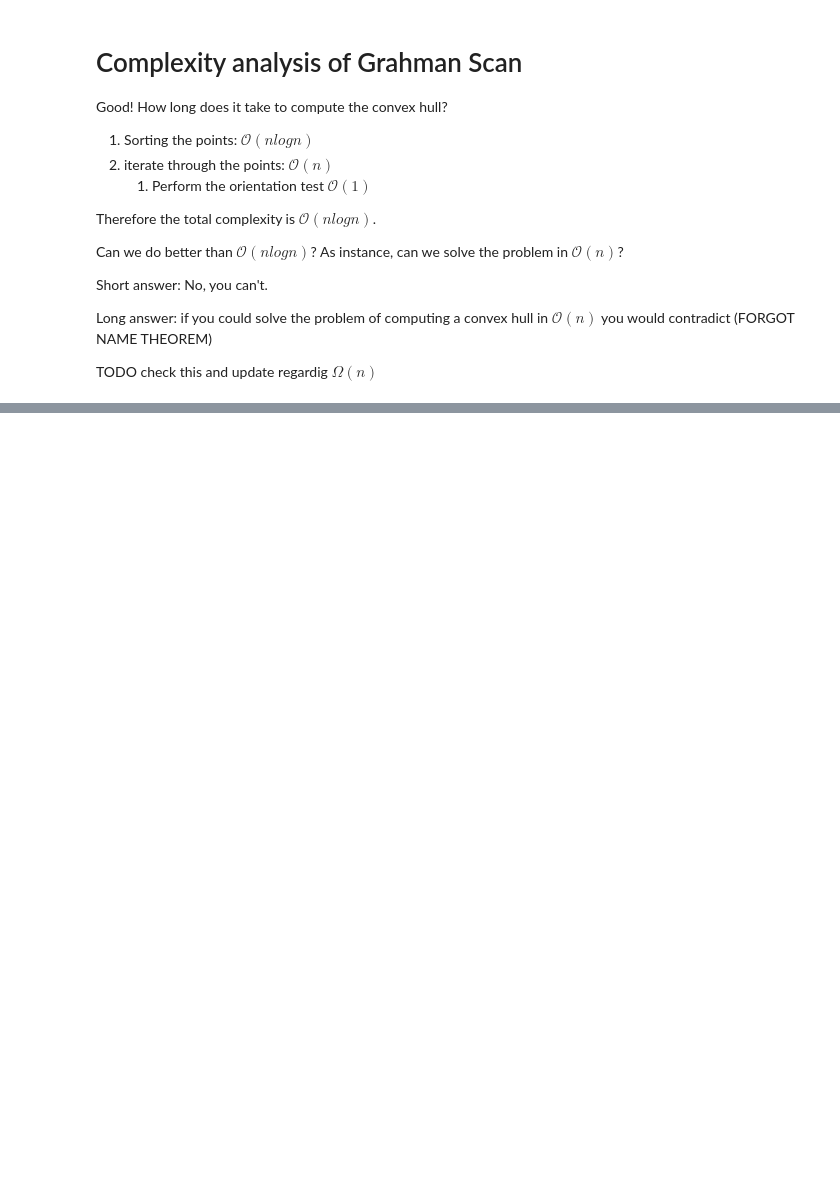
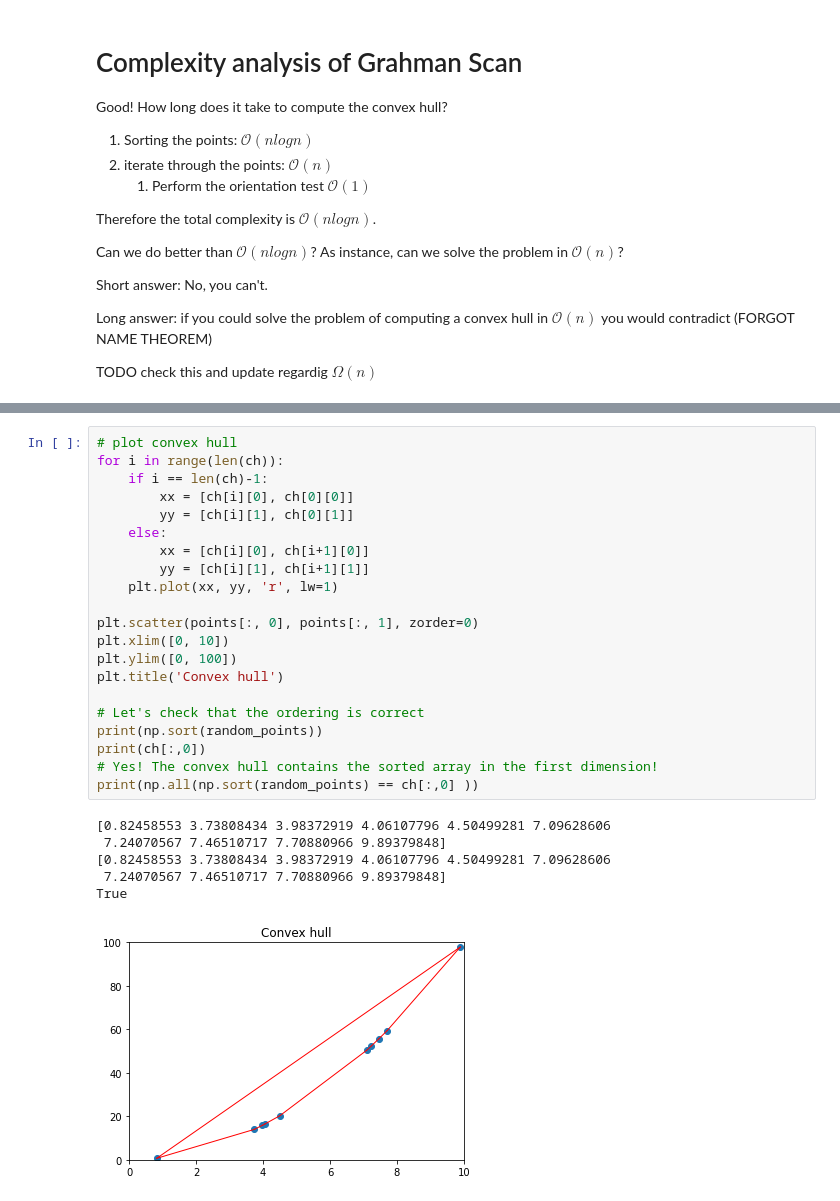
Before and after one commit to Rage997/Geometric-Algorithms, a Jupyter notebook: convex_hull.ipynb, the cells around one changed output, grey strips where cells are left out. Drawn from its saved outputs; the diff is of its cells as text; blank space fills up the shorter version.

```diff
--- a/convex_hull.ipynb
+++ b/convex_hull.ipynb
@@ -137,0 +208,28 @@ TODO check this and update regardig $\Omega(n)$
+# %%
+# plot convex hull
+for i in range(len(ch)):
+    if i == len(ch)-1:
+        xx = [ch[i][0], ch[0][0]]
+        yy = [ch[i][1], ch[0][1]]
+    else:
+        xx = [ch[i][0], ch[i+1][0]]
+        yy = [ch[i][1], ch[i+1][1]]
+    plt.plot(xx, yy, 'r', lw=1)
+
+plt.scatter(points[:, 0], points[:, 1], zorder=0)
+plt.xlim([0, 10])
+plt.ylim([0, 100])
+plt.title('Convex hull')
+
+# Let's check that the ordering is correct
+print(np.sort(random_points))
+print(ch[:,0])
+# Yes! The convex hull contains the sorted array in the first dimension!
+print(np.all(np.sort(random_points) == ch[:,0] ))
+# %% [output]
+[0.82458553 3.73808434 3.98372919 4.06107796 4.50499281 7.09628606
+ 7.24070567 7.46510717 7.70880966 9.89379848]
+[0.82458553 3.73808434 3.98372919 4.06107796 4.50499281 7.09628606
+ 7.24070567 7.46510717 7.70880966 9.89379848]
+True
+[figure, added]
```
Also changed, not shown: parts of 14 cells of this notebook.
